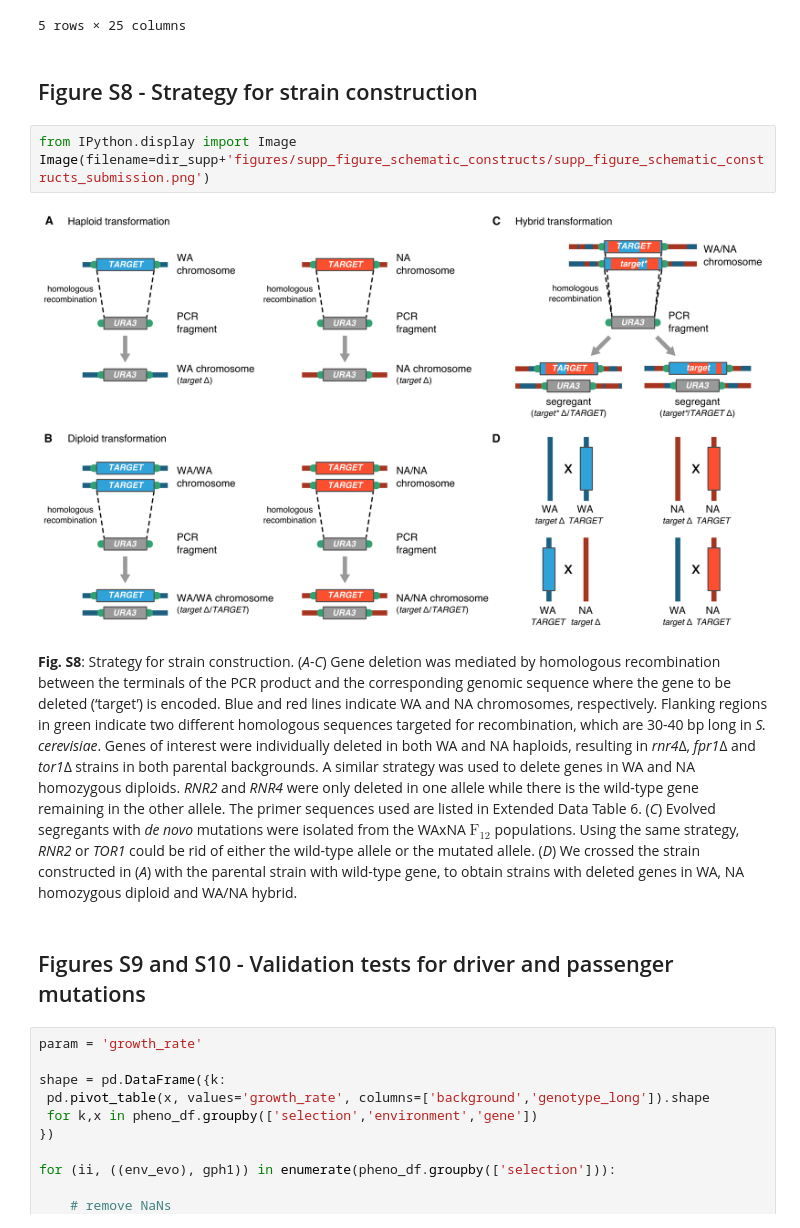
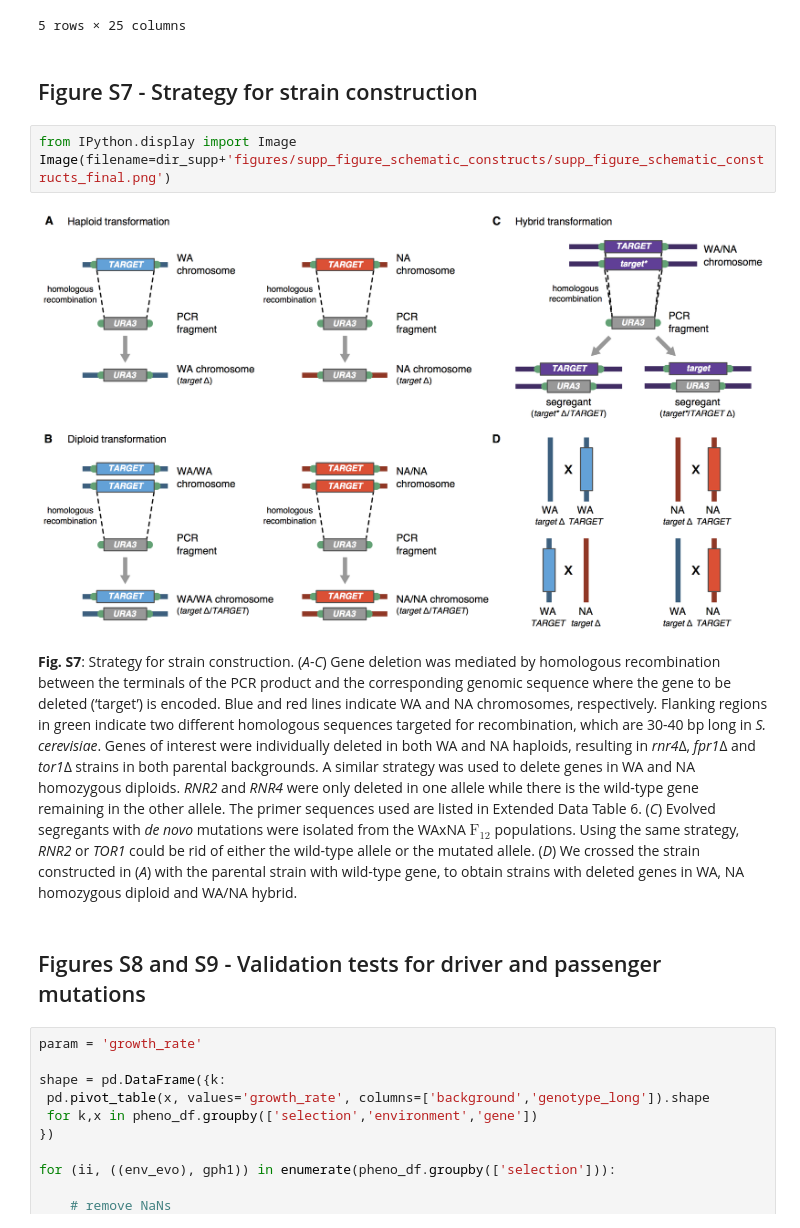
Before and after one commit to ivazquez/clonal-heterogeneity, a Jupyter notebook: src/supp_figure_pheno_constructs.ipynb, the cells around one changed output. Saved outputs shown, nothing was run; the diff lists cells and outputs as text.

```diff
--- a/src/supp_figure_pheno_constructs.ipynb
+++ b/src/supp_figure_pheno_constructs.ipynb
@@ -64,16 +64,16 @@ pheno_df.head() # show dataframe header to stdout
 | 8002 | HU | HU | 1 | 434 | 0 | 9 | 2 | parents |  | WA | ... |
 5 rows × 25 columns
 # %% [markdown]
-## Figure S8 - Strategy for strain construction
+## Figure S7 - Strategy for strain construction
 # %%
 from IPython.display import Image
-Image(filename=dir_supp+'figures/supp_figure_schematic_constructs/supp_figure_schematic_constructs_submission.png')
+Image(filename=dir_supp+'figures/supp_figure_schematic_constructs/supp_figure_schematic_constructs_final.png')
 # %% [output]
-[figure, old version]
+[figure, new version]
 # %% [markdown]
-**Fig. S8**: Strategy for strain construction. (*A*-*C*) Gene deletion was mediated by homologous recombination between the terminals of the PCR product and the corresponding genomic sequence where the gene to be deleted (‘target’) is encoded. Blue and red lines indicate WA and NA chromosomes, respectively. Flanking regions in green indicate two different homologous sequences targeted for recombination, which are 30-40 bp long in *S. cerevisiae*. Genes of interest were individually deleted in both WA and NA haploids, resulting in *rnr4*∆, *fpr1*∆ and *tor1*∆ strains in both parental backgrounds. A similar strategy was used to delete genes in WA and NA homozygous diploids. *RNR2* and *RNR4* were only deleted in one allele while there is the wild-type gene remaining in the other allele. The primer sequences used are listed in Extended Data Table 6. (*C*) Evolved segregants with *de novo* mutations were isolated from the WAxNA $\text{F}_\text{12}$ populations. Using the same strategy, *RNR2* or *TOR1* could be rid of either the wild-type allele or the mutated allele. (*D*) We crossed the strain constructed in (*A*) with the parental strain with wild-type gene, to obtain strains with deleted genes in WA, NA homozygous diploid and WA/NA hybrid.
+**Fig. S7**: Strategy for strain construction. (*A*-*C*) Gene deletion was mediated by homologous recombination between the terminals of the PCR product and the corresponding genomic sequence where the gene to be deleted (‘target’) is encoded. Blue and red lines indicate WA and NA chromosomes, respectively. Flanking regions in green indicate two different homologous sequences targeted for recombination, which are 30-40 bp long in *S. cerevisiae*. Genes of interest were individually deleted in both WA and NA haploids, resulting in *rnr4*∆, *fpr1*∆ and *tor1*∆ strains in both parental backgrounds. A similar strategy was used to delete genes in WA and NA homozygous diploids. *RNR2* and *RNR4* were only deleted in one allele while there is the wild-type gene remaining in the other allele. The primer sequences used are listed in Extended Data Table 6. (*C*) Evolved segregants with *de novo* mutations were isolated from the WAxNA $\text{F}_\text{12}$ populations. Using the same strategy, *RNR2* or *TOR1* could be rid of either the wild-type allele or the mutated allele. (*D*) We crossed the strain constructed in (*A*) with the parental strain with wild-type gene, to obtain strains with deleted genes in WA, NA homozygous diploid and WA/NA hybrid.
 # %% [markdown]
-## Figures S9 and S10 - Validation tests for driver and passenger mutations
+## Figures S8 and S9 - Validation tests for driver and passenger mutations
 # %%
 param = 'growth_rate'
 
```
Also changed, not shown: parts of 2 cells of this notebook, 12 other files.
